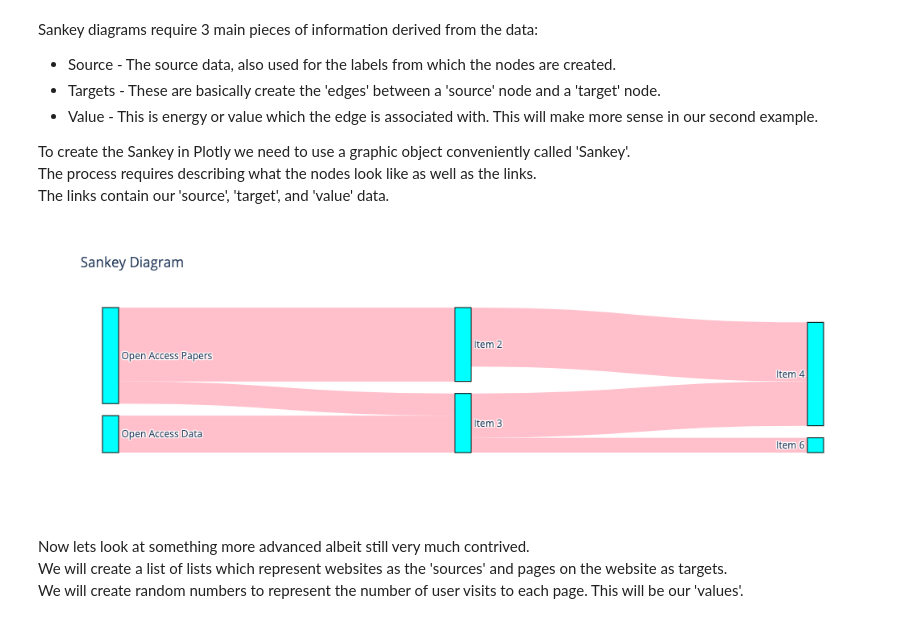
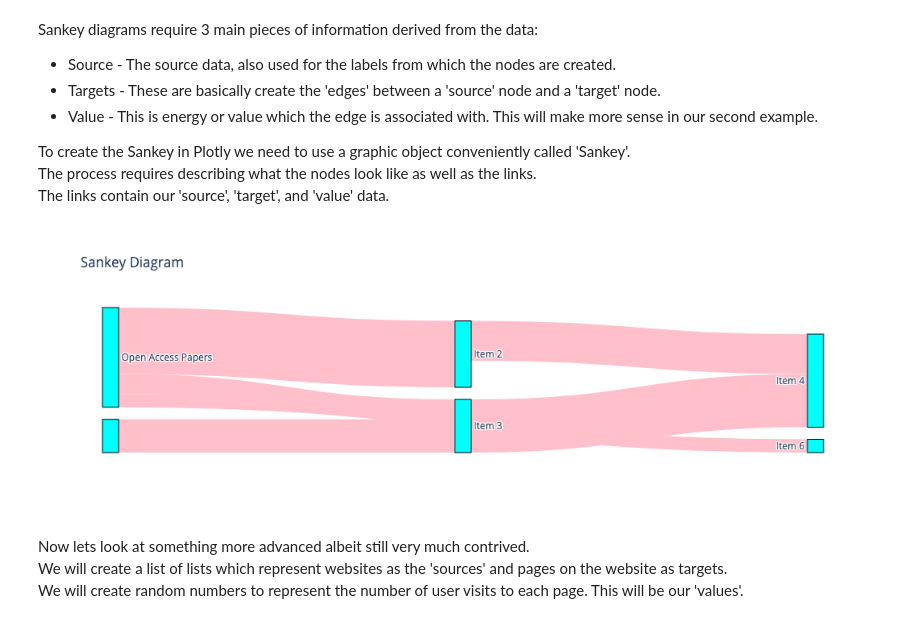
Before and after one commit to erinmr/cu-boulder-databootcamp, a Jupyter notebook: Python_Data_Science.ipynb, the cells around one changed output. Drawn from its saved outputs; the diff is of its cells as text; code cells hidden in the pictures.

```diff
--- a/Python_Data_Science.ipynb
+++ b/Python_Data_Science.ipynb
@@ -1520,22 +1520,22 @@ The links contain our 'source', 'target', and 'value' data.
 # %%
 fig = go.Figure(data=[go.Sankey(
     node = dict(pad = 15,
                 thickness = 20,
                 line = dict(color = "black", width = 1),
                 label = ["Open Access Papers", "Open Access Data", "Item 2", "Item 3", "Item 4", "Item 6"],
                 color = "cyan"
                 ),
     # indices correspond to labels, eg Item 0 = 0,  Item 1 = 1, Item 2 = 2, ect...
-    link = dict(source = [0, 1, 0, 2, 3, 3],
+    link = dict(source = [0, 100, 0, 3, 2, 0],
                 target = [2, 3, 3, 4, 4, 5],
                 value  = [10, 5, 3, 8, 6, 2],
                 color='pink',
   ))])
 
 fig.update_layout(title_text="Sankey Diagram", font_size=12)
 fig.show()
 # %% [output]
-[figure, old version]
+[figure, new version]
 # %% [markdown]
 Now lets look at something more advanced albeit still very much contrived.
 We will create a list of lists which represent websites as the 'sources' and pages on the website as targets.
```
Also changed, not shown: 2 other files.
